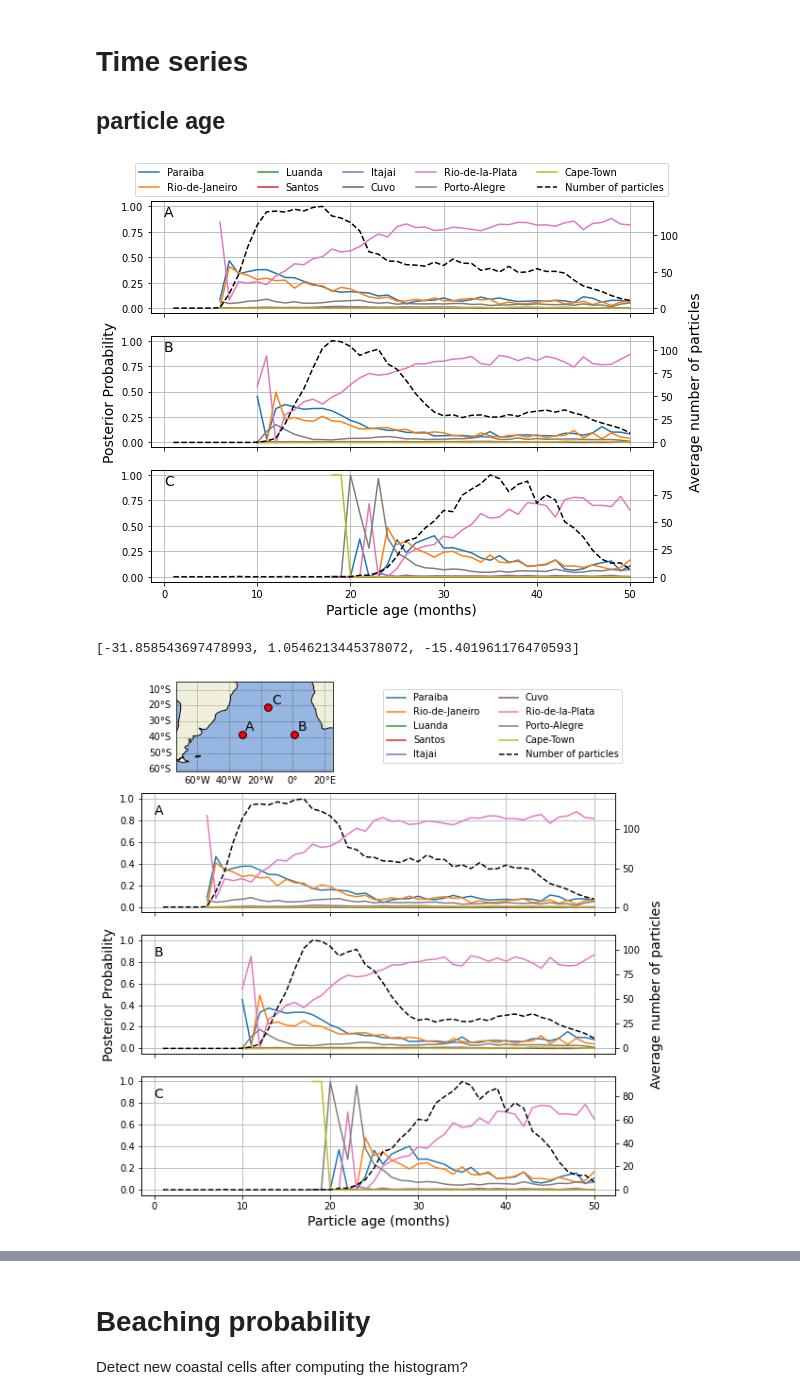
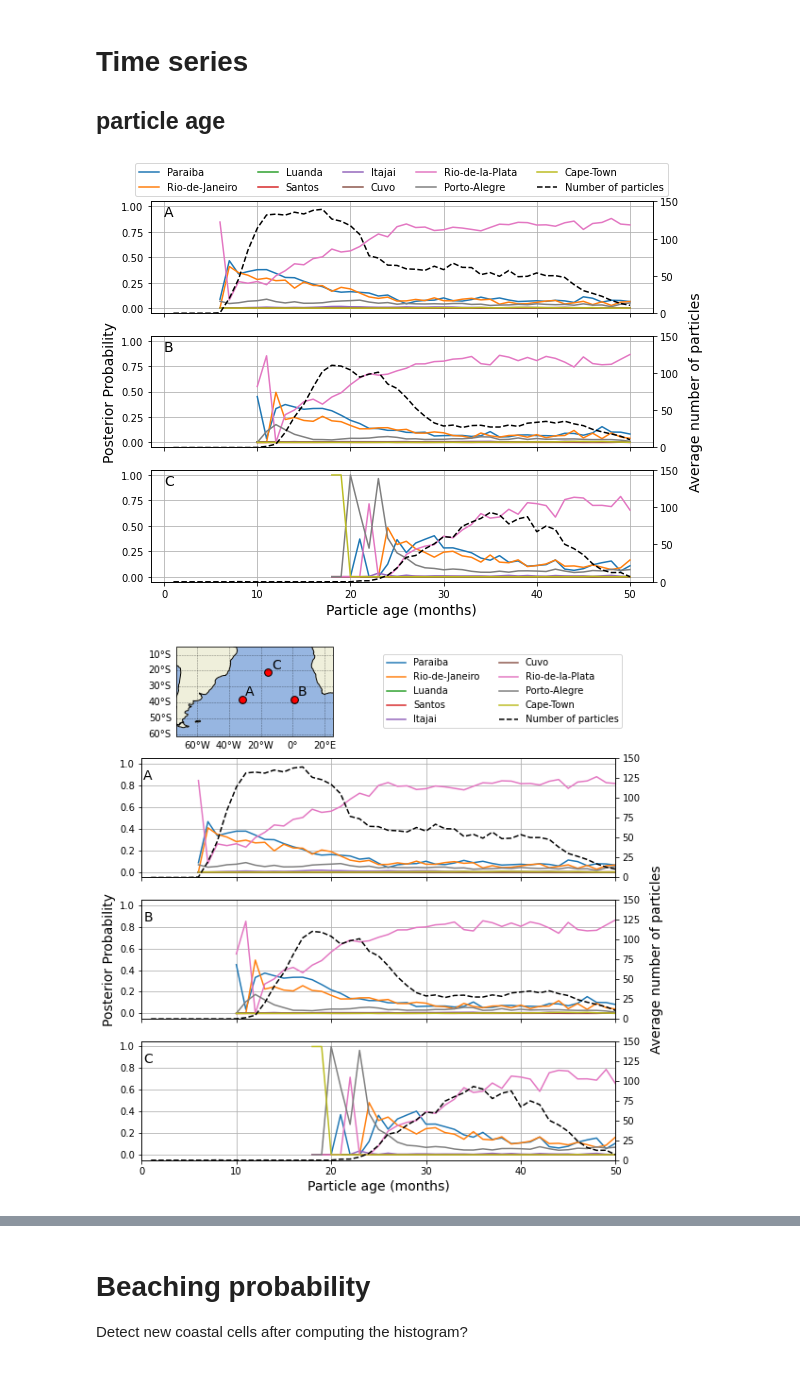
Before and after one commit to OceanParcels/BayesianAnalysis_SouthAtlantic, a Jupyter notebook: notebooks/article_plots.ipynb, the cells around one changed output, grey strips where cells are left out. Saved outputs shown, nothing was run; the diff lists cells and outputs as text; code cells hidden in the pictures.

```diff
--- a/notebooks/article_plots.ipynb
+++ b/notebooks/article_plots.ipynb
@@ -17,9 +17,10 @@ import matplotlib.gridspec as gridspec
 river_sources = np.load('../river_sources.npy', allow_pickle=True).item()
 # %%
 posterior_avg = np.load('../data/analysis/sa-S03/posterior_sa-S03_average30.npy', allow_pickle=True).item()
+posterior_avg_1500 = np.load('../data/analysis/sa-S03/posterior_sa-S03_average1500.npy', allow_pickle=True).item()
 likelihood_avg = np.load('../data/analysis/sa-S03/likelihood_sa-S03_average30.npy', allow_pickle=True).item()
 params = np.load('../data/analysis/sa-S03/params_sa-S03_average30.npy', allow_pickle=True).item()
 likelihood_avg_1500 = np.load('../data/analysis/sa-S03/likelihood_sa-S03_average1500.npy', allow_pickle=True).item()
-
+likelihood = np.load('../data/analysis/sa-S03/likelihood_sa-S03.npy', allow_pickle=True).item()
 counts = np.load('../data/analysis/sa-S03/counts_sa-S03.npy', allow_pickle=True)
 counts_avg = np.load('../data/analysis/sa-S03/counts_sa-S03_average30.npy', allow_pickle=True)
@@ -63,7 +60,7 @@ for k, loc in enumerate(ordered_labels):
     ax[k].add_feature(cfeature.COASTLINE)
     ax[k].add_feature(cfeature.RIVERS)
     ax[k].set_title(loc)
-    im = ax[k].pcolormesh(x,y,z,cmap='plasma', vmax=0.001)
+    im = ax[k].pcolormesh(x,y,z,cmap='plasma', vmax=0.0001)
     gl = ax[k].gridlines(crs=ccrs.PlateCarree(), draw_labels=True,
                   linewidth=0.5, color='gray', alpha=0.5)
 
@@ -202,6 +244,9 @@ hdl_twin = ax02.plot(time, counts_avg[:, 60, 50], '--',label='Number of particle
 handles = handles+hdl_twin
 ax12.plot(time, counts_avg[:, 90, 50], '--',label=loc, c='k')
 ax22.plot(time, counts_avg[:, 70, 70], '--',label=loc, c='k')
+ax02.set_ylim(0, 150)
+ax12.set_ylim(0, 150)
+ax22.set_ylim(0, 150)
 
 # ax02.set_ylabel('Number particles')
 ax12.set_ylabel('Average number of particles', fontsize=14, labelpad=10)
@@ -220,8 +265,4 @@ ax[2].set_xlabel('Particle age (months)', fontsize=14)
 ax[0].legend(handles=handles, bbox_to_anchor=(0.5, 1), loc='lower center', ncol=5)
 plt.savefig('../article_figs/time_series_nomap', dpi=200)
 # %% [output]
-[figure, old version]
+[figure, new version]
-# %%
-[params['lon_range'][i] for i in [50,90, 70]]
-# %% [output]
-[-31.858543697478993, 1.0546213445378072, -15.401961176470593]
@@ -268,34 +307,41 @@ plt.setp(ax21.get_xticklabels(), visible=False)
 
 handles = []
 for k,loc in enumerate(ordered_labels):
 
     hdl = ax11.plot(time, posterior_avg[loc][:, 60, 50], '-',label=loc, color=f'C{k}')
     ax21.plot(time, posterior_avg[loc][:, 90, 50], '-',label=loc, color=f'C{k}')
     ax31.plot(time, posterior_avg[loc][:, 70, 70], '-', label=loc, color=f'C{k}')
 
     handles.append(hdl[0])
 
+ax11.set_xlim(0,50)
+ax21.set_xlim(0,50)
+ax31.set_xlim(0,50)
+
 ax11_t = ax11.twinx()
 ax21_t = ax21.twinx()
 ax31_t = ax31.twinx()
 
 hdl_twin = ax11_t.plot(time, counts_avg[:, 60, 50], '--',label='Number of particles', c='k')
 handles = handles + hdl_twin
 ax21_t.plot(time, counts_avg[:, 90, 50], '--',label=loc, c='k')
 ax31_t.plot(time, counts_avg[:, 70, 70], '--',label=loc, c='k')
+ax11_t.set_ylim(0, 150)
+ax21_t.set_ylim(0, 150)
+ax31_t.set_ylim(0, 150)
 
 ax21_t.set_ylabel('Average number of particles', fontsize=14, labelpad=10)
 ax21.set_ylabel('Posterior Probability', fontsize=14)
 
 ax11.grid(); ax21.grid(); ax31.grid()
 ax11.set_ylim(-0.05, 1.05); ax21.set_ylim(-0.05, 1.05); ax31.set_ylim(-0.05, 1.05);
 
-ax11.text(0, 0.85, 'A', fontsize=14)
-ax21.text(0, 0.85, 'B', fontsize=14)
-ax31.text(0, 0.85, 'C', fontsize=14)
+ax11.text(0.2, 0.85, 'A', fontsize=14)
+ax21.text(0.2, 0.85, 'B', fontsize=14)
+ax31.text(0.2, 0.85, 'C', fontsize=14)
 ax31.set_xlabel('Particle age (months)', fontsize=14)
 
 ax01.legend(handles=handles, bbox_to_anchor=(0.5, 0.5), loc='center', ncol=2)
 plt.savefig('../article_figs/time_series_map', dpi=200)
 # %% [output]
-[figure, old version]
+[figure, new version]
```
Also changed, not shown: parts of 7 cells of this notebook, 9 other files.
